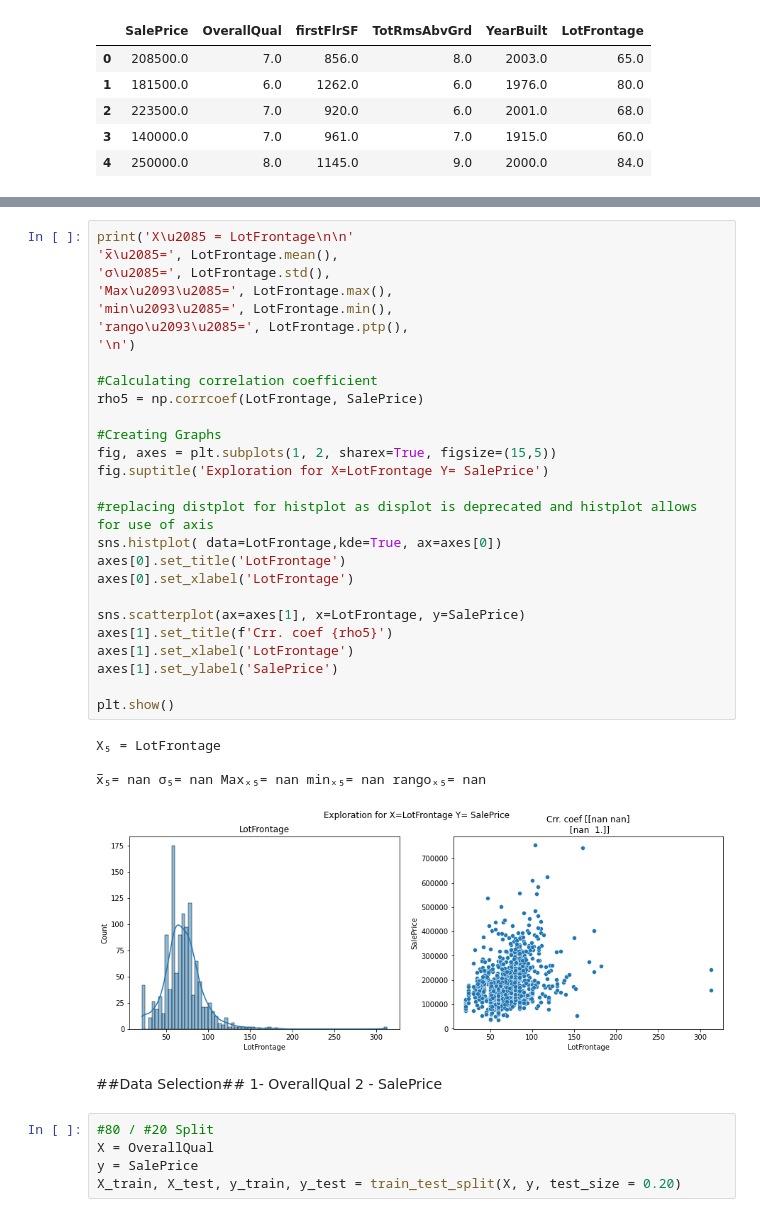
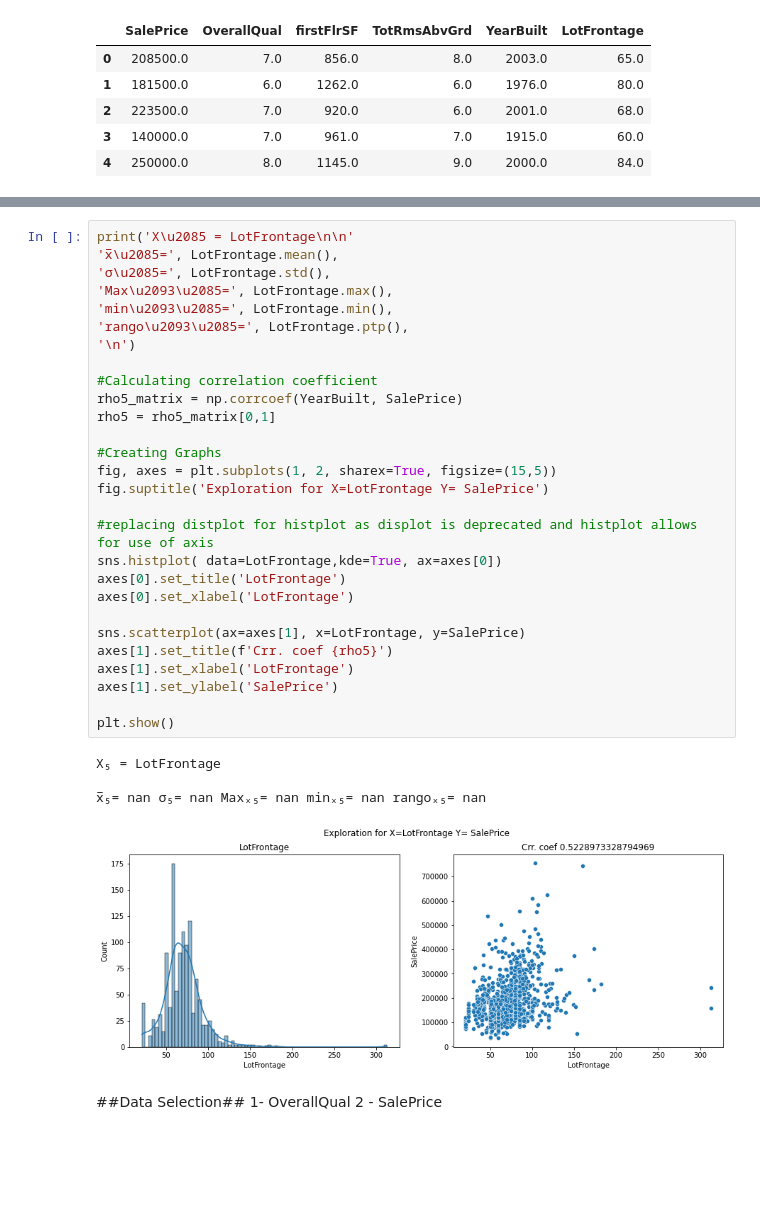
Before and after one commit to cavendano01/linear_regression_project, a Jupyter notebook: linear_regression.ipynb, the cells around one changed output, grey strips where cells are left out. Saved outputs shown, nothing was run; the diff lists cells and outputs as text; blank space fills up the shorter version.

```diff
--- a/linear_regression.ipynb
+++ b/linear_regression.ipynb
@@ -174,41 +178,37 @@ X₄ = YearBuilt
 # %%
 print('X\u2085 = LotFrontage\n\n'
 'x̅\u2085=', LotFrontage.mean(),
 'σ\u2085=', LotFrontage.std(),
 'Max\u2093\u2085=', LotFrontage.max(),
 'min\u2093\u2085=', LotFrontage.min(),
 'rango\u2093\u2085=', LotFrontage.ptp(),
 '\n')
 
 #Calculating correlation coefficient
-rho5 = np.corrcoef(LotFrontage, SalePrice)
+rho5_matrix = np.corrcoef(YearBuilt, SalePrice)
+rho5 = rho5_matrix[0,1]
 
 #Creating Graphs
 fig, axes = plt.subplots(1, 2, sharex=True, figsize=(15,5))
 fig.suptitle('Exploration for X=LotFrontage Y= SalePrice')
 
 #replacing distplot for histplot as displot is deprecated and histplot allows for use of axis
 sns.histplot( data=LotFrontage,kde=True, ax=axes[0])
 axes[0].set_title('LotFrontage')
 axes[0].set_xlabel('LotFrontage')
 
 sns.scatterplot(ax=axes[1], x=LotFrontage, y=SalePrice)
 axes[1].set_title(f'Crr. coef {rho5}')
 axes[1].set_xlabel('LotFrontage')
 axes[1].set_ylabel('SalePrice')
 
 plt.show()
 # %% [output]
 X₅ = LotFrontage
 
 x̅₅= nan σ₅= nan Maxₓ₅= nan minₓ₅= nan rangoₓ₅= nan
-[figure, old version]
+[figure, new version]
 # %% [markdown]
 ##Data Selection##
  1- OverallQual
  2 - SalePrice
-# %%
-#80 / #20 Split
-X = OverallQual
-y = SalePrice
-X_train, X_test, y_train, y_test = train_test_split(X, y, test_size = 0.20)
```
Also changed, not shown: parts of 9 cells of this notebook.
